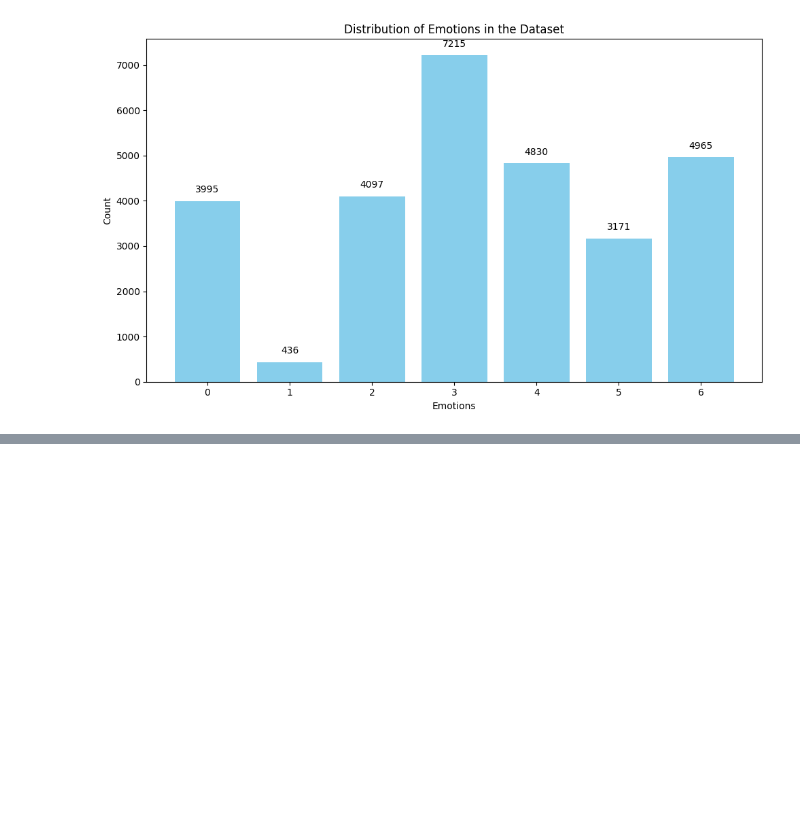
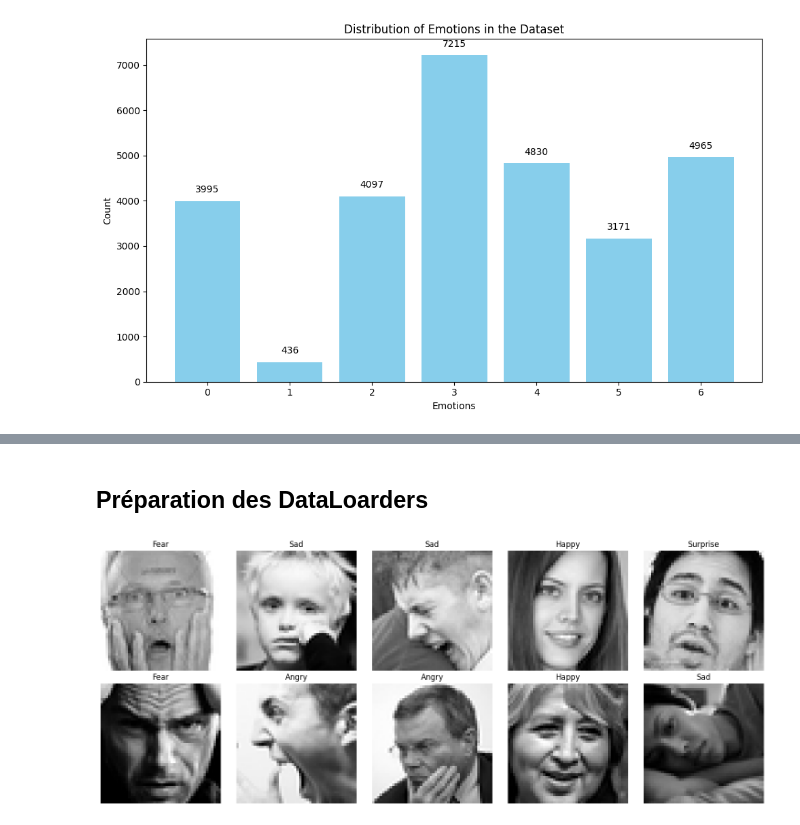
Before and after one commit to aymenn8/facial-expression-model, a Jupyter notebook: main.ipynb, the cells around one changed output, grey strips where cells are left out. Cells and saved outputs as stored; diff of their text form; code cells hidden in the pictures; blank space fills up the shorter version.

```diff
--- a/main.ipynb
+++ b/main.ipynb
@@ -66,0 +157,7 @@ plt.show()
+# %% [markdown]
+## Préparation des DataLoarders
+# %%
+import pandas as pd
+
+train_df = pd.read_csv("dataset/train.csv")
+test_df = pd.read_csv("dataset/test.csv")
@@ -66,0 +184,41 @@ plt.show()
+# %%
+from torch.utils.data import DataLoader
+
+train_dataset = FacialExpressionDataset(train_df)
+test_dataset = FacialExpressionDataset(test_df)
+
+train_loader = DataLoader(train_dataset, batch_size=64, shuffle=True)
+test_loader = DataLoader(test_dataset, batch_size=64, shuffle=False)
+# %%
+import matplotlib.pyplot as plt
+import numpy as np
+
+# Dictionnaire des labels
+emotionLabels = {
+    0: 'Angry',
+    1: 'Disgust',
+    2: 'Fear',
+    3: 'Happy',
+    4: 'Sad',
+    5: 'Surprise',
+    6: 'Neutral'
+}
+
+# Charger un batch depuis le train_loader
+images, labels = next(iter(train_loader))
+
+# Afficher les 10 premières images du batch
+plt.figure(figsize=(15, 6))
+for i in range(10):
+    img = images[i][0].numpy()  # On enlève la dimension "canal" et convertit en numpy
+    label = labels[i].item()
+
+    plt.subplot(2, 5, i + 1)
+    plt.imshow(img, cmap='gray')
+    plt.title(emotionLabels[label])
+    plt.axis('off')
+
+plt.tight_layout()
+plt.show()
+# %% [output]
+[figure, added]
```
Also changed, not shown: parts of 58 cells of this notebook.
